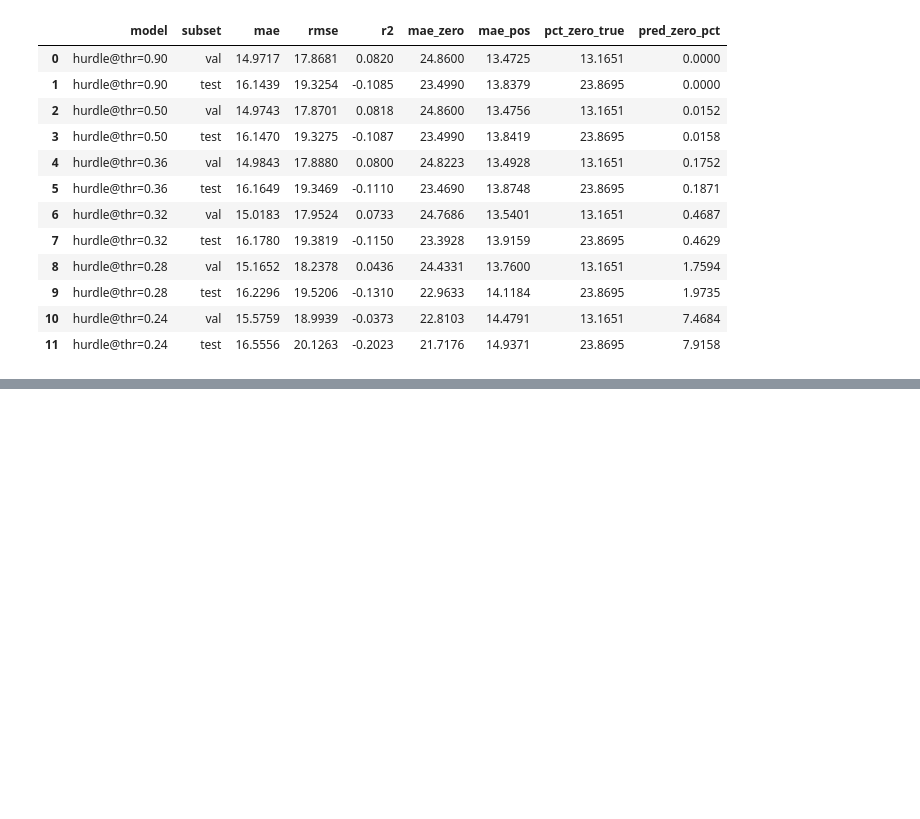
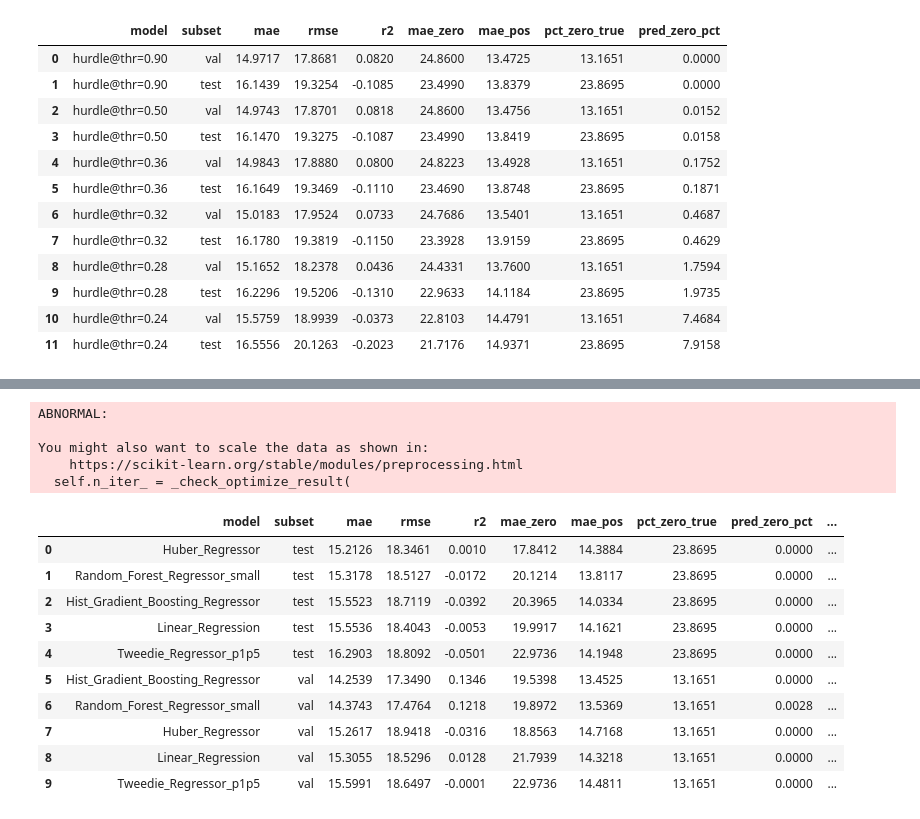
Before and after one commit to Daniel-ASG/PopForecast, a Jupyter notebook: notebooks/03_feature_engineering.ipynb, the cells around one changed output, grey strips where cells are left out. Saved outputs shown, nothing was run; the diff lists cells and outputs as text; code cells hidden in the pictures; blank space fills up the shorter version.

```diff
--- a/notebooks/03_feature_engineering.ipynb
+++ b/notebooks/03_feature_engineering.ipynb
@@ -2159,0 +2133,30 @@ display(sweep.sort_values("test_mae").head(5))
+# %%
+# ---- Run (temporal split objects you already have) ----
+results_new_regs = benchmark_regressors_temporal(
+    X_train_t, y_train_t,
+    X_val_t, y_val_t,
+    X_test_t, y_test_t,
+    year_col="album_release_year",
+    lambda_recency=0.05,
+    current_year=2021,
+    use_sample_weight=True,   # change to False to compare against "no weighting"
+)
+
+display(results_new_regs)
+# %% [output]
+ABNORMAL:
+
+You might also want to scale the data as shown in:
+    https://scikit-learn.org/stable/modules/preprocessing.html
+  self.n_iter_ = _check_optimize_result(
+|  | model | subset | mae | rmse | r2 | mae_zero | mae_pos | pct_zero_true | pred_zero_pct | ... |
+| 0 | Huber_Regressor | test | 15.2126 | 18.3461 | 0.0010 | 17.8412 | 14.3884 | 23.8695 | 0.0000 | ... |
+| 1 | Random_Forest_Regressor_small | test | 15.3178 | 18.5127 | -0.0172 | 20.1214 | 13.8117 | 23.8695 | 0.0000 | ... |
+| 2 | Hist_Gradient_Boosting_Regressor | test | 15.5523 | 18.7119 | -0.0392 | 20.3965 | 14.0334 | 23.8695 | 0.0000 | ... |
+| 3 | Linear_Regression | test | 15.5536 | 18.4043 | -0.0053 | 19.9917 | 14.1621 | 23.8695 | 0.0000 | ... |
+| 4 | Tweedie_Regressor_p1p5 | test | 16.2903 | 18.8092 | -0.0501 | 22.9736 | 14.1948 | 23.8695 | 0.0000 | ... |
+| 5 | Hist_Gradient_Boosting_Regressor | val | 14.2539 | 17.3490 | 0.1346 | 19.5398 | 13.4525 | 13.1651 | 0.0000 | ... |
+| 6 | Random_Forest_Regressor_small | val | 14.3743 | 17.4764 | 0.1218 | 19.8972 | 13.5369 | 13.1651 | 0.0028 | ... |
+| 7 | Huber_Regressor | val | 15.2617 | 18.9418 | -0.0316 | 18.8563 | 14.7168 | 13.1651 | 0.0000 | ... |
+| 8 | Linear_Regression | val | 15.3055 | 18.5296 | 0.0128 | 21.7939 | 14.3218 | 13.1651 | 0.0000 | ... |
+| 9 | Tweedie_Regressor_p1p5 | val | 15.5991 | 18.6497 | -0.0001 | 22.9736 | 14.4811 | 13.1651 | 0.0000 | ... |
```
Also changed, not shown: parts of 26 cells of this notebook, 1 other file.
